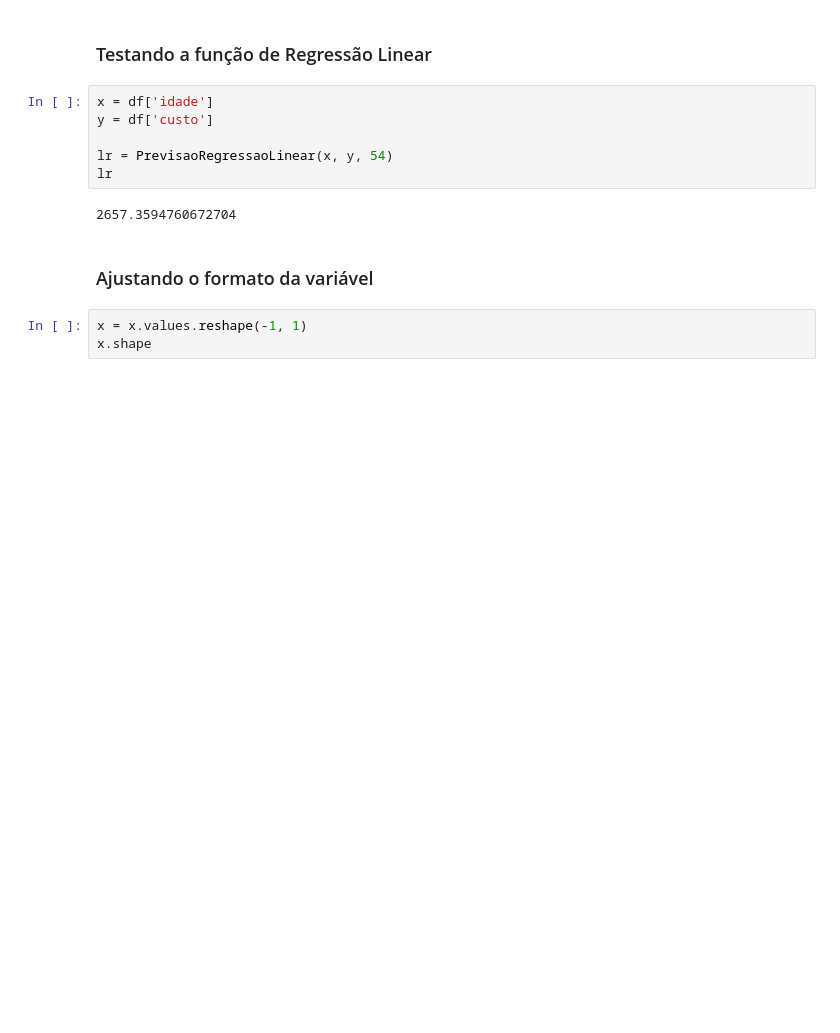
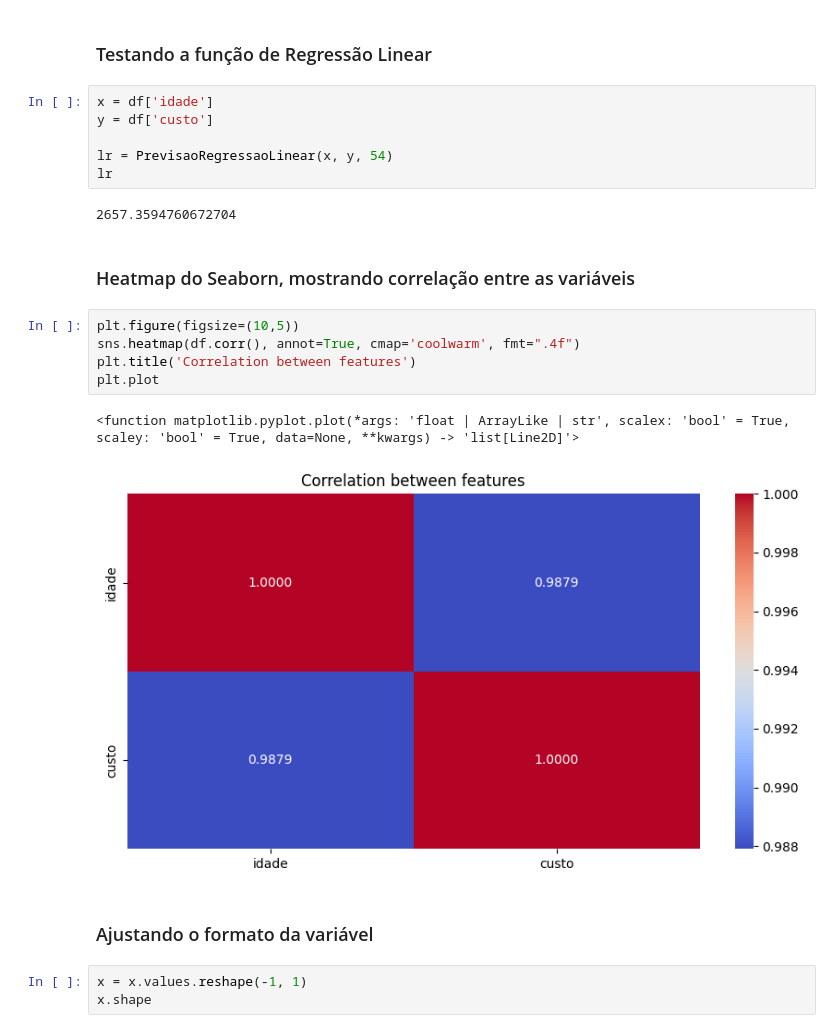
Before and after one commit to landry-some/IA-Machine-Learning, a Jupyter notebook: 03. Linear Regression.ipynb, the cells around one changed output. Drawn from its saved outputs; the diff is of its cells as text; blank space fills up the shorter version.

Commit message:
sns heatmap added

```diff
--- a/03. Linear Regression.ipynb
+++ b/03. Linear Regression.ipynb
@@ -32,6 +32,16 @@ lr = PrevisaoRegressaoLinear(x, y, 54)
 lr
 # %% [output]
 2657.3594760672704
+# %% [markdown]
+### Heatmap do Seaborn, mostrando correlação entre as variáveis
+# %%
+plt.figure(figsize=(10,5))
+sns.heatmap(df.corr(), annot=True, cmap='coolwarm', fmt=".4f")
+plt.title('Correlation between features')
+plt.plot
+# %% [output]
+<function matplotlib.pyplot.plot(*args: 'float | ArrayLike | str', scalex: 'bool' = True, scaley: 'bool' = True, data=None, **kwargs) -> 'list[Line2D]'>
+[figure, added]
 # %% [markdown]
 ### Ajustando o formato da variável
 # %%
```
